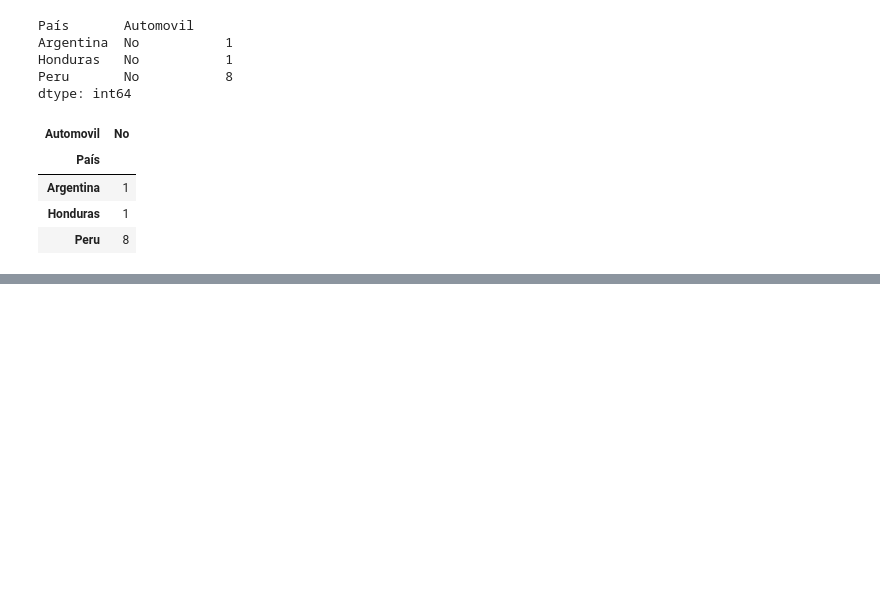
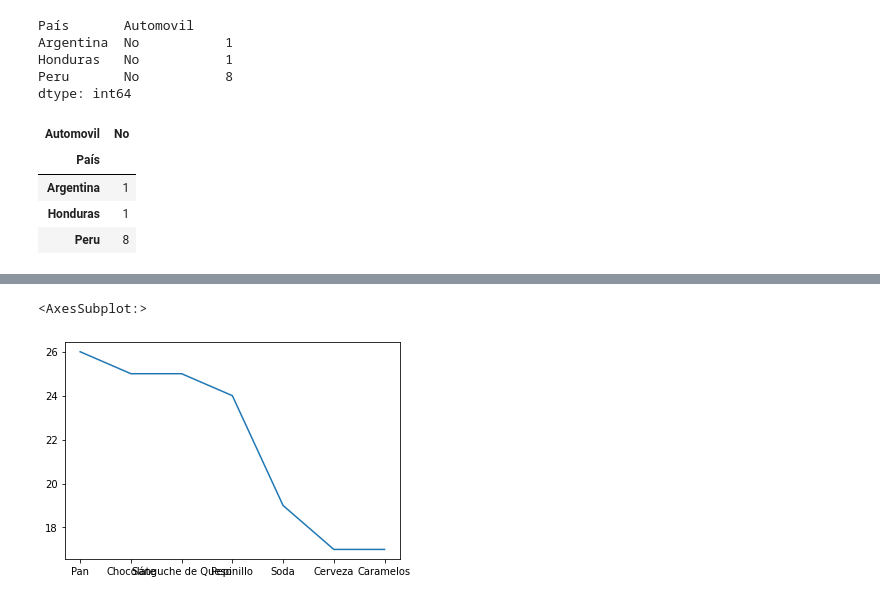
Before and after one commit to joelbarranteswin/1.__Dustin__, a Jupyter notebook: 2. Pandas/2_Curso_analisis_datos_y_graficos.ipynb, the cells around one changed output, grey strips where cells are left out. Drawn from its saved outputs; the diff is of its cells as text; code cells hidden in the pictures; blank space fills up the shorter version.

```diff
--- a/2. Pandas/2_Curso_analisis_datos_y_graficos.ipynb
+++ b/2. Pandas/2_Curso_analisis_datos_y_graficos.ipynb
@@ -343,0 +350,3 @@ amontonar
+# %%
+excel = pandas.read_csv('./finanzas.csv')
+excel
@@ -343,0 +367,3 @@ amontonar
+# %%
+vol = excel[excel.Categoría == 'Comestibles']
+vol.head()
@@ -343,0 +388,5 @@ amontonar
+# %%
+vol.Artículo.value_counts().plot()
+# %% [output]
+<AxesSubplot:>
+[figure, added]
```
Also changed, not shown: parts of 10 cells of this notebook, 3 other files.
